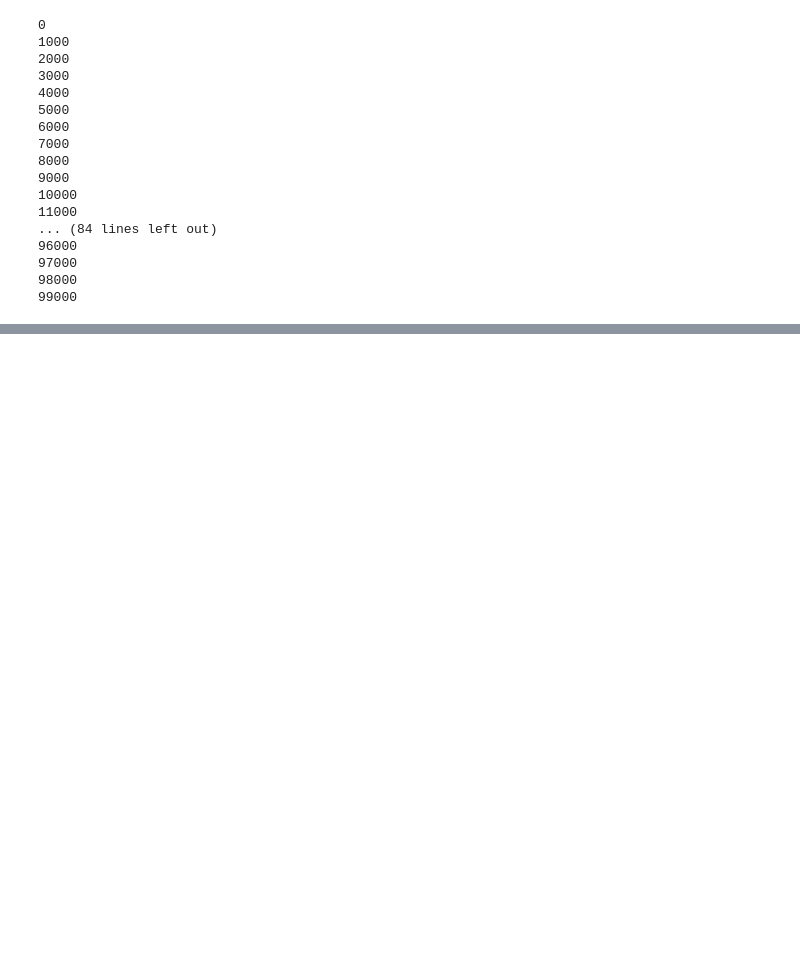
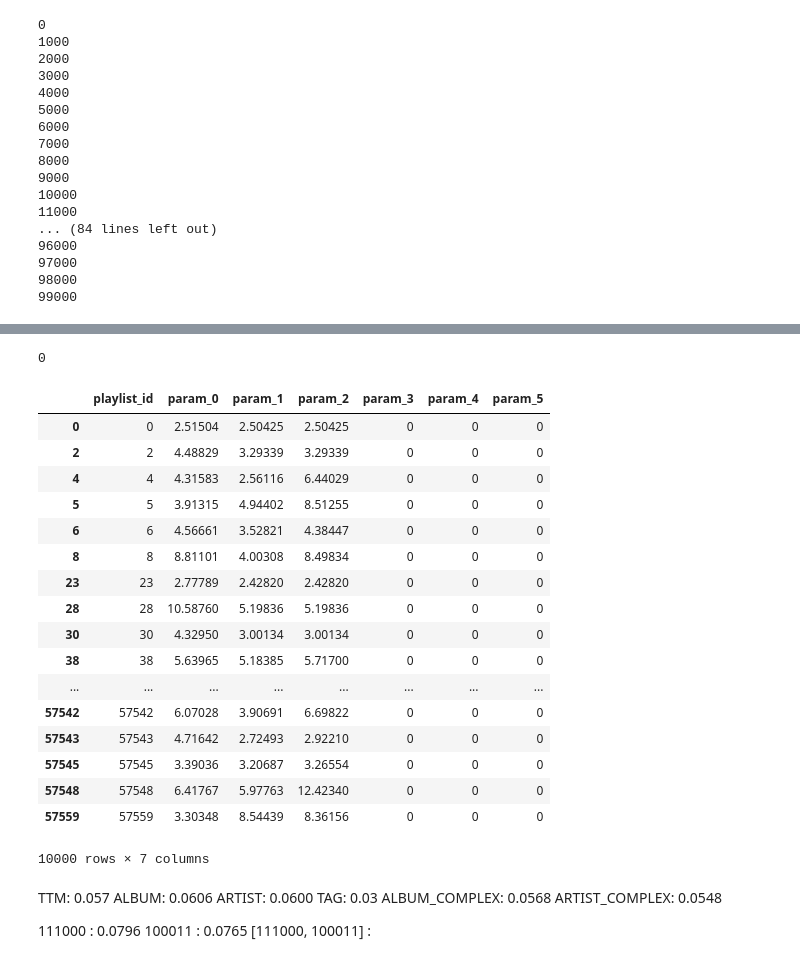
Before and after one commit to battuzz/RS_Challenge, a Jupyter notebook: fabio_CBF_with_parameters.ipynb, the cells around one changed output, grey strips where cells are left out. Drawn from its saved outputs; the diff is of its cells as text; code cells hidden in the pictures; blank space fills up the shorter version.

Commit message:
added get_schwifty

```diff
--- a/fabio_CBF_with_parameters.ipynb
+++ b/fabio_CBF_with_parameters.ipynb
@@ -1299,4 +739,0 @@ playlist_params
-# %%
-playlist_params["ii_param_norm"] = playlist_params.ii_param
-playlist_params["album_param_norm"] = playlist_params.album_param
-playlist_params["artist_param_norm"] = playlist_params.artist_param
@@ -1334,8 +739,0 @@ ii_mean, ii_std, album_mean, album_std, artist_mean, artist_std
-# %%
-playlist_params["ii_param_norm"] = ((playlist_params.ii_param_norm - ii_mean) / ii_std) + 1
-playlist_params["album_param_norm"] = ((playlist_params.album_param_norm - album_mean) / album_std) + 1
-playlist_params["artist_param_norm"] = ((playlist_params.artist_param_norm - artist_mean) / artist_std) + 1
-# %%
-playlist_params["ii_param_norm"] = playlist_params.ii_param_norm.clip(0)
-playlist_params["album_param_norm"] = playlist_params.album_param_norm.clip(0)
-playlist_params["artist_param_norm"] = playlist_params.artist_param_norm.clip(0)
@@ -1413,0 +1187,26 @@ predictions = make_predictions(test=train, target_playlists=target_playlists, co
+# %%
+call(["./get_schwifty", "test1", "111000", "adadelta", "2000", "0.9", "0.3", "100"])
+# %% [output]
+0
+# %%
+playlist_params1 = load_playlist_params("test1", "111000")
+playlist_params1[playlist_params1.playlist_id.isin(target_playlists.playlist_id)]
+# %% [output]
+|  | playlist_id | param_0 | param_1 | param_2 | param_3 | param_4 | param_5 |
+| 0 | 0 | 2.51504 | 2.50425 | 2.50425 | 0 | 0 | 0 |
+| 2 | 2 | 4.48829 | 3.29339 | 3.29339 | 0 | 0 | 0 |
+| 4 | 4 | 4.31583 | 2.56116 | 6.44029 | 0 | 0 | 0 |
+| 5 | 5 | 3.91315 | 4.94402 | 8.51255 | 0 | 0 | 0 |
+| 6 | 6 | 4.56661 | 3.52821 | 4.38447 | 0 | 0 | 0 |
+| 8 | 8 | 8.81101 | 4.00308 | 8.49834 | 0 | 0 | 0 |
+| 23 | 23 | 2.77789 | 2.42820 | 2.42820 | 0 | 0 | 0 |
+| 28 | 28 | 10.58760 | 5.19836 | 5.19836 | 0 | 0 | 0 |
+| 30 | 30 | 4.32950 | 3.00134 | 3.00134 | 0 | 0 | 0 |
+| 38 | 38 | 5.63965 | 5.18385 | 5.71700 | 0 | 0 | 0 |
+| ... | ... | ... | ... | ... | ... | ... | ... |
+| 57542 | 57542 | 6.07028 | 3.90691 | 6.69822 | 0 | 0 | 0 |
+| 57543 | 57543 | 4.71642 | 2.72493 | 2.92210 | 0 | 0 | 0 |
+| 57545 | 57545 | 3.39036 | 3.20687 | 3.26554 | 0 | 0 | 0 |
+| 57548 | 57548 | 6.41767 | 5.97763 | 12.42340 | 0 | 0 | 0 |
+| 57559 | 57559 | 3.30348 | 8.54439 | 8.36156 | 0 | 0 | 0 |
+10000 rows × 7 columns
@@ -1413,0 +1218,11 @@ predictions = make_predictions(test=train, target_playlists=target_playlists, co
+# %% [markdown]
+TTM: 0.057
+ALBUM: 0.0606
+ARTIST: 0.0600
+TAG: 0.03
+ALBUM_COMPLEX:  0.0568
+ARTIST_COMPLEX: 0.0548
+
+111000 : 0.0796
+100011 : 0.0765
+[111000, 100011] :
```
Also changed, not shown: parts of 117 cells of this notebook, 1 other file.
